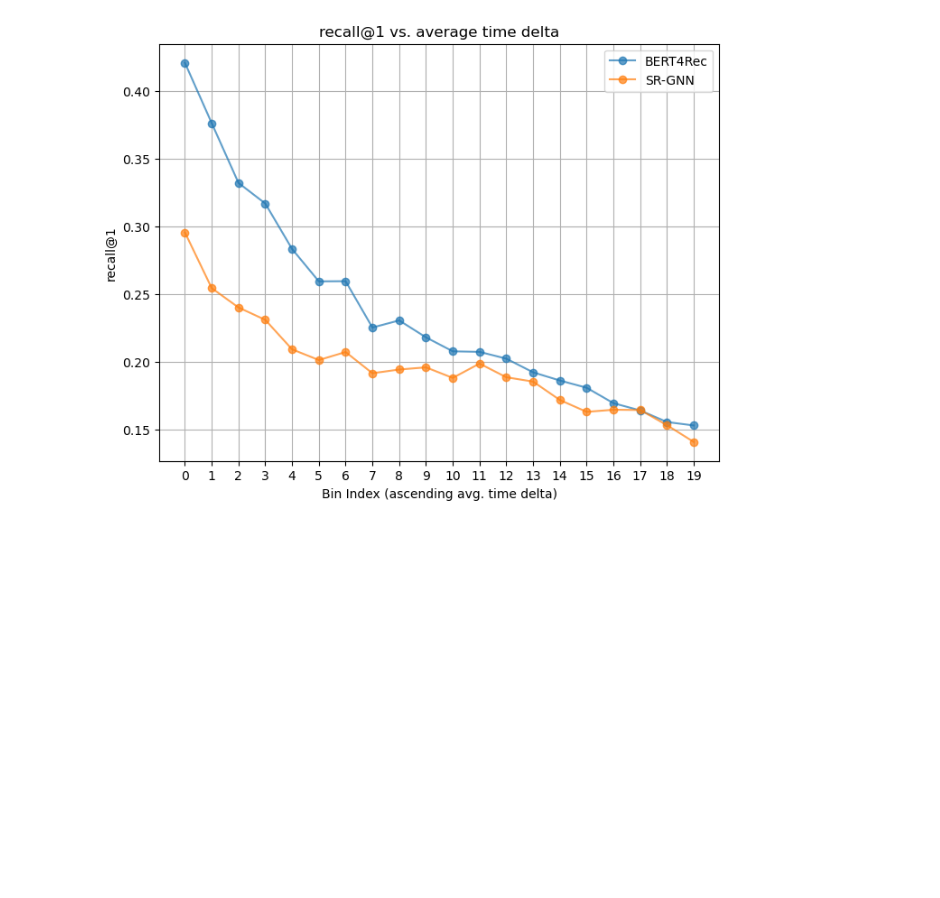
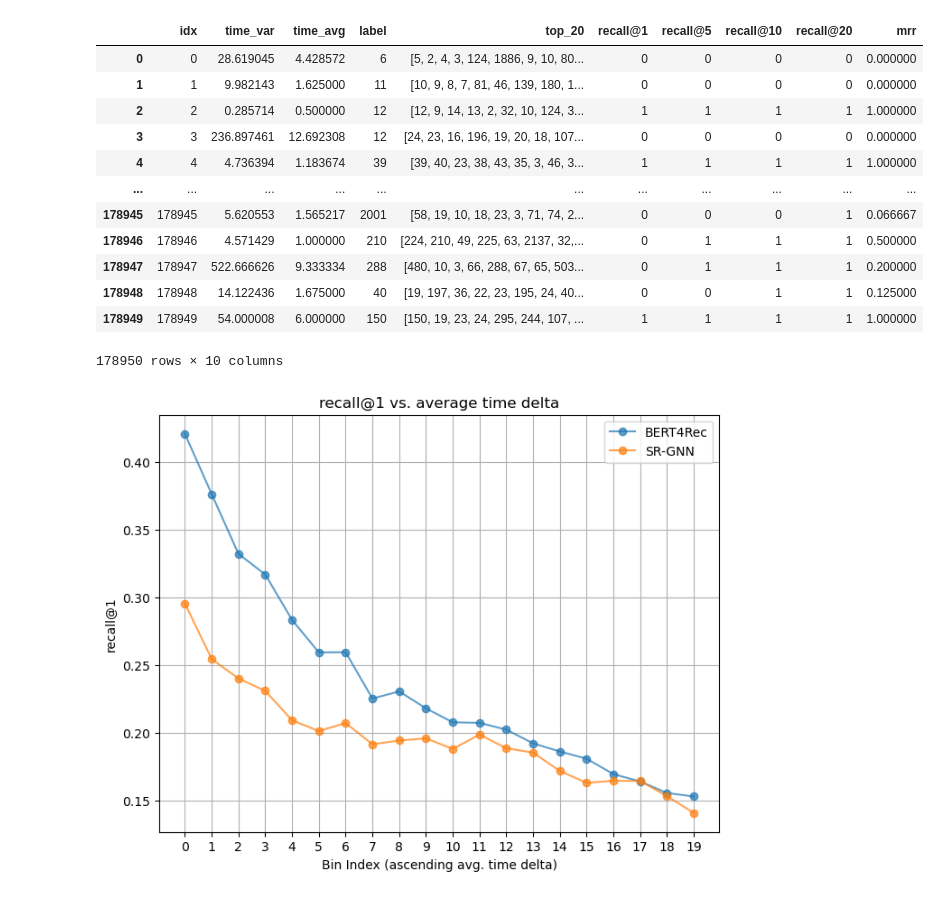
Before and after one commit to mehardsingh/eecs576_final_project, a Jupyter notebook: time_delta_plots.ipynb, the cells around one changed output. Drawn from its saved outputs; the diff is of its cells as text; code cells hidden in the pictures; blank space fills up the shorter version.

```diff
--- a/time_delta_plots.ipynb
+++ b/time_delta_plots.ipynb
@@ -14,6 +14,22 @@ sgnn_df = pd.read_csv(srgnn_output_fp)
 # %%
 bert4rec_df['top_20'] = bert4rec_df['top_20'].apply(ast.literal_eval)
 sgnn_df['top_20'] = sgnn_df['top_20'].apply(ast.literal_eval)
+# %%
+bert4rec_df
+# %% [output]
+|  | idx | time_var | time_avg | label | top_20 | recall@1 | recall@5 | recall@10 | recall@20 | mrr |
+| 0 | 0 | 28.619045 | 4.428572 | 6 | [5, 2, 4, 3, 124, 1886, 9, 10, 80... | 0 | 0 | 0 | 0 | 0.000000 |
+| 1 | 1 | 9.982143 | 1.625000 | 11 | [10, 9, 8, 7, 81, 46, 139, 180, 1... | 0 | 0 | 0 | 0 | 0.000000 |
+| 2 | 2 | 0.285714 | 0.500000 | 12 | [12, 9, 14, 13, 2, 32, 10, 124, 3... | 1 | 1 | 1 | 1 | 1.000000 |
+| 3 | 3 | 236.897461 | 12.692308 | 12 | [24, 23, 16, 196, 19, 20, 18, 107... | 0 | 0 | 0 | 0 | 0.000000 |
+| 4 | 4 | 4.736394 | 1.183674 | 39 | [39, 40, 23, 38, 43, 35, 3, 46, 3... | 1 | 1 | 1 | 1 | 1.000000 |
+| ... | ... | ... | ... | ... | ... | ... | ... | ... | ... | ... |
+| 178945 | 178945 | 5.620553 | 1.565217 | 2001 | [58, 19, 10, 18, 23, 3, 71, 74, 2... | 0 | 0 | 0 | 1 | 0.066667 |
+| 178946 | 178946 | 4.571429 | 1.000000 | 210 | [224, 210, 49, 225, 63, 2137, 32,... | 0 | 1 | 1 | 1 | 0.500000 |
+| 178947 | 178947 | 522.666626 | 9.333334 | 288 | [480, 10, 3, 66, 288, 67, 65, 503... | 0 | 1 | 1 | 1 | 0.200000 |
+| 178948 | 178948 | 14.122436 | 1.675000 | 40 | [19, 197, 36, 22, 23, 195, 24, 40... | 0 | 0 | 1 | 1 | 0.125000 |
+| 178949 | 178949 | 54.000008 | 6.000000 | 150 | [150, 19, 23, 24, 295, 244, 107, ... | 1 | 1 | 1 | 1 | 1.000000 |
+178950 rows × 10 columns
 # %%
 import matplotlib.pyplot as plt
 import pandas as pd
```
Also changed, not shown: 8 other files.
